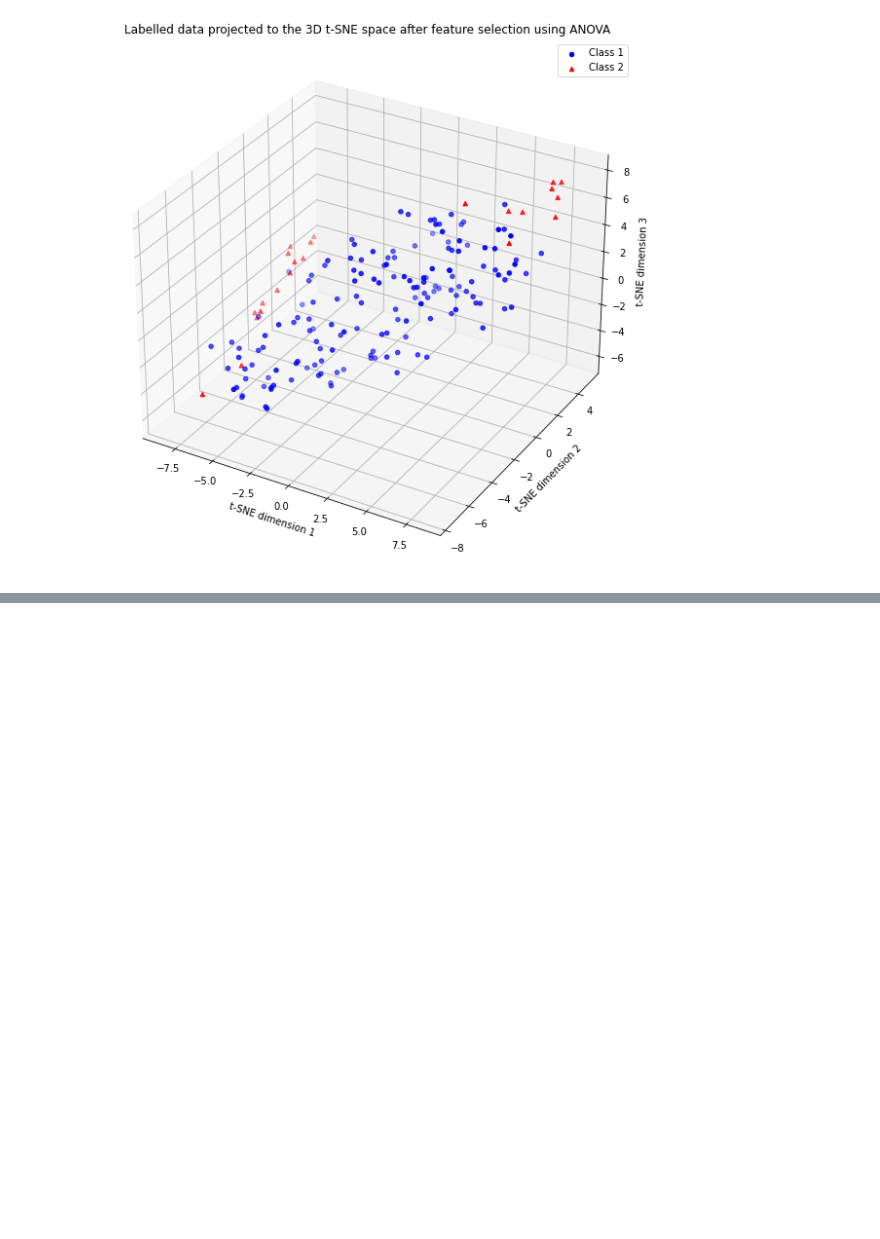
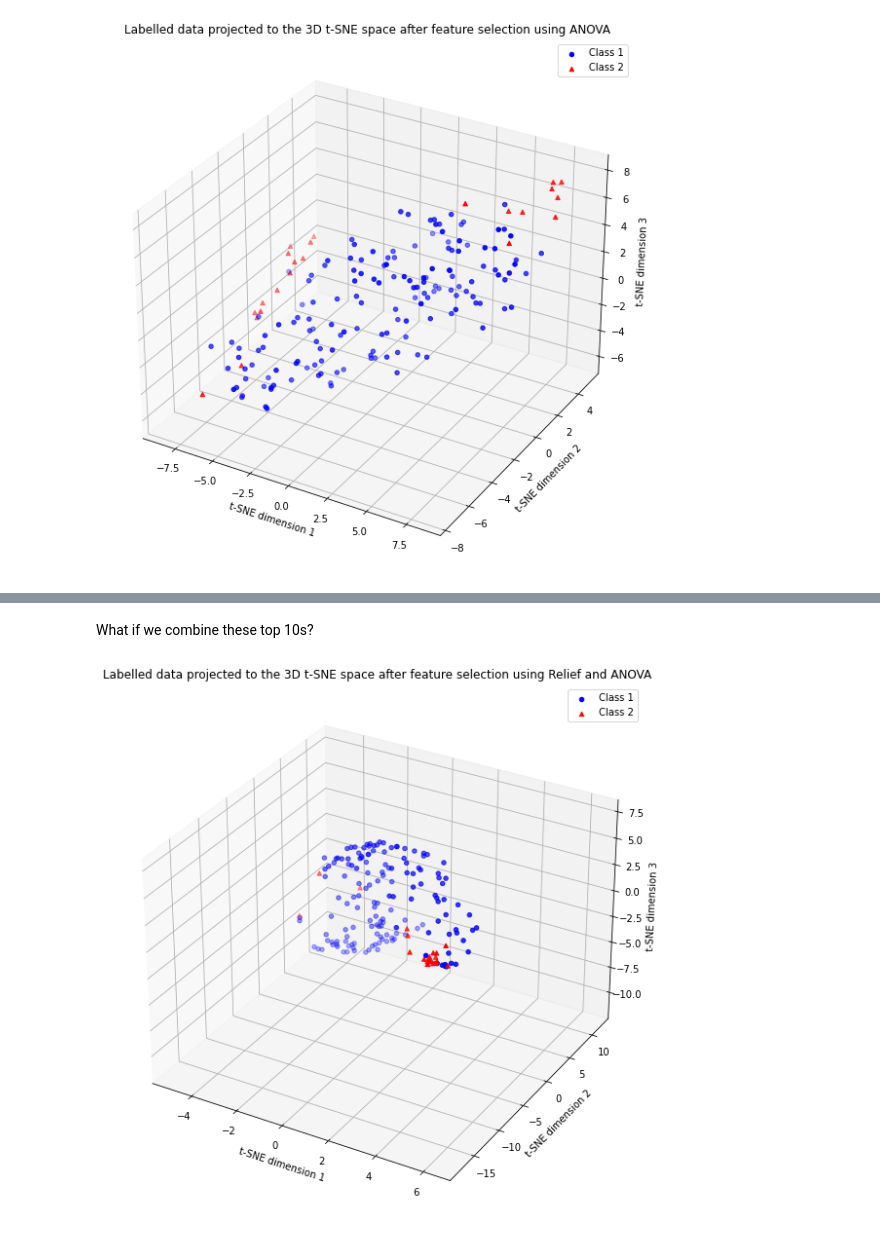
Before and after one commit to mariuscaptari/data-science-coursework, a Jupyter notebook: 3a/3a2/Exploratory_analysis_3a.ipynb, the cells around one changed output, grey strips where cells are left out. Drawn from its saved outputs; the diff is of its cells as text; code cells hidden in the pictures; blank space fills up the shorter version.

```diff
--- a/3a/3a2/Exploratory_analysis_3a.ipynb
+++ b/3a/3a2/Exploratory_analysis_3a.ipynb
@@ -286,0 +322,10 @@ from Preprocessing.relief import relief
+# %% [markdown]
+What if we combine these top 10s?
+# %%
+indices = list(set(sorted_feature_weight_indices[:10]).union(set(sorted_feature_indices[:10])))
+df2 = df.iloc[:,indices]
+
+tsne = pd.DataFrame(TSNE(n_components=3, learning_rate='auto', init='random').fit_transform(df2))
+plot_tsne3d(tsne, "Labelled data projected to the 3D t-SNE space after feature selection using Relief and ANOVA")
+# %% [output]
+[figure, added]
```
Also changed, not shown: parts of 8 cells of this notebook, 1 other file.
